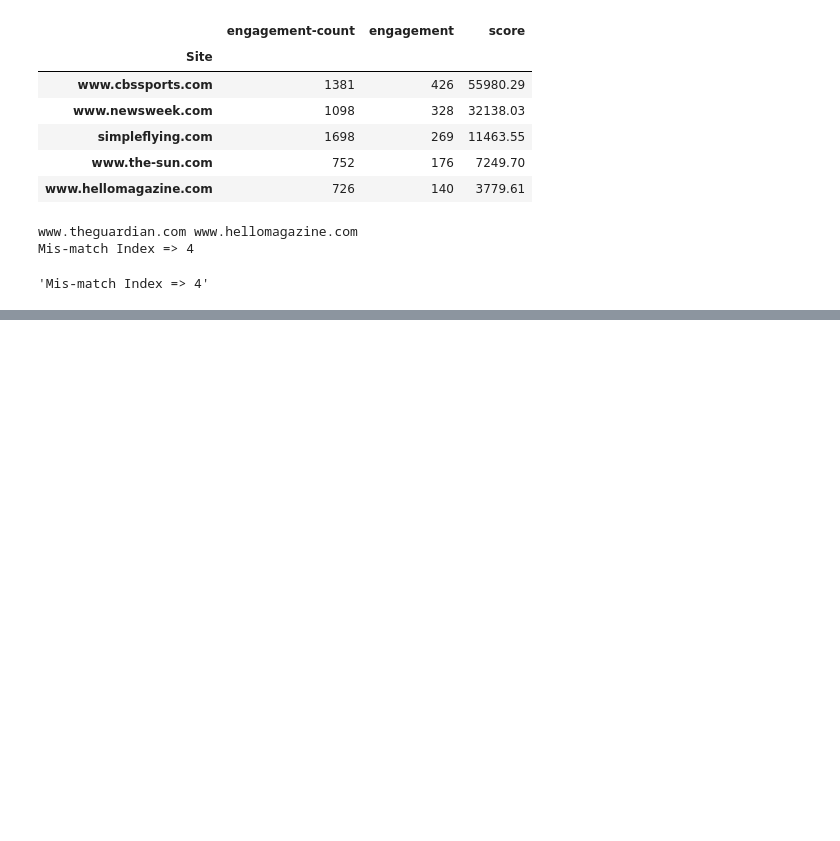
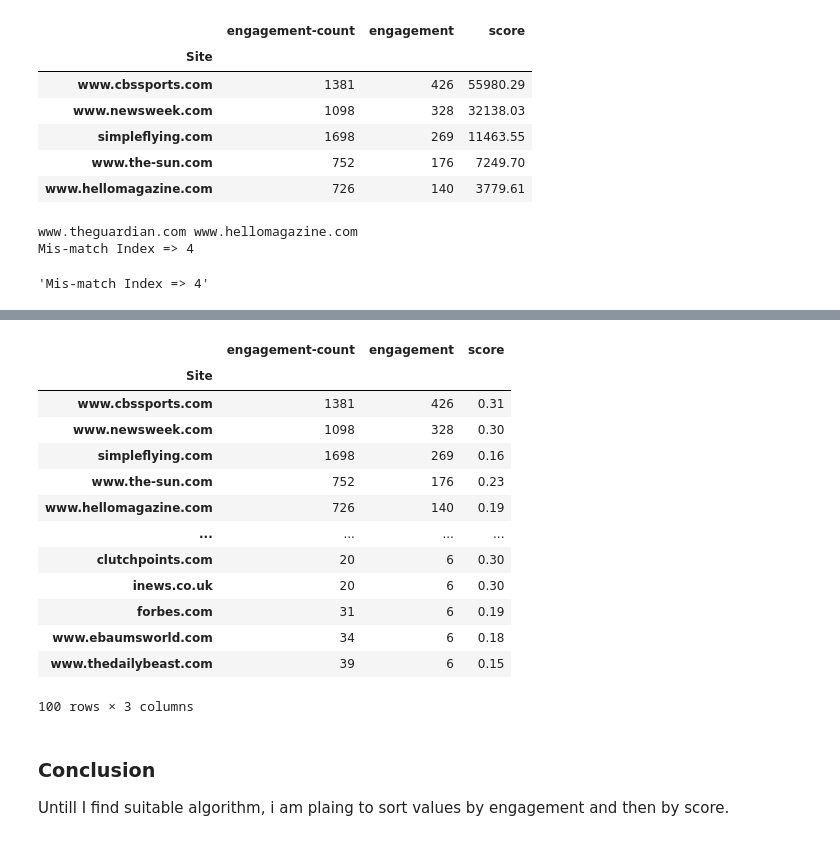
Before and after one commit to NatnaelSisay/adludio-challenge, a Jupyter notebook: notebooks/0_Algorithm_development.ipynb, the cells around one changed output, grey strips where cells are left out. Drawn from its saved outputs; the diff is of its cells as text; code cells hidden in the pictures; blank space fills up the shorter version.

Commit message:
minor algorithm modification

```diff
--- a/notebooks/0_Algorithm_development.ipynb
+++ b/notebooks/0_Algorithm_development.ipynb
@@ -174,0 +221,21 @@ Mis-match Index => 0
+# %%
+## Pandas rank method works similar to normal sorting method
+campain0.sort_values(by=['engagement', 'score'], ascending=False).head(100)
+# %% [output]
+|  | engagement-count | engagement | score |
+| Site |  |  |  |
+| www.cbssports.com | 1381 | 426 | 0.31 |
+| www.newsweek.com | 1098 | 328 | 0.30 |
+| simpleflying.com | 1698 | 269 | 0.16 |
+| www.the-sun.com | 752 | 176 | 0.23 |
+| www.hellomagazine.com | 726 | 140 | 0.19 |
+| ... | ... | ... | ... |
+| clutchpoints.com | 20 | 6 | 0.30 |
+| inews.co.uk | 20 | 6 | 0.30 |
+| forbes.com | 31 | 6 | 0.19 |
+| www.ebaumsworld.com | 34 | 6 | 0.18 |
+| www.thedailybeast.com | 39 | 6 | 0.15 |
+100 rows × 3 columns
+# %% [markdown]
+### Conclusion
+Untill I find suitable algorithm, i am plaing to sort values by engagement and then by score.
```
Also changed, not shown: parts of 8 cells of this notebook, 1 other file.
